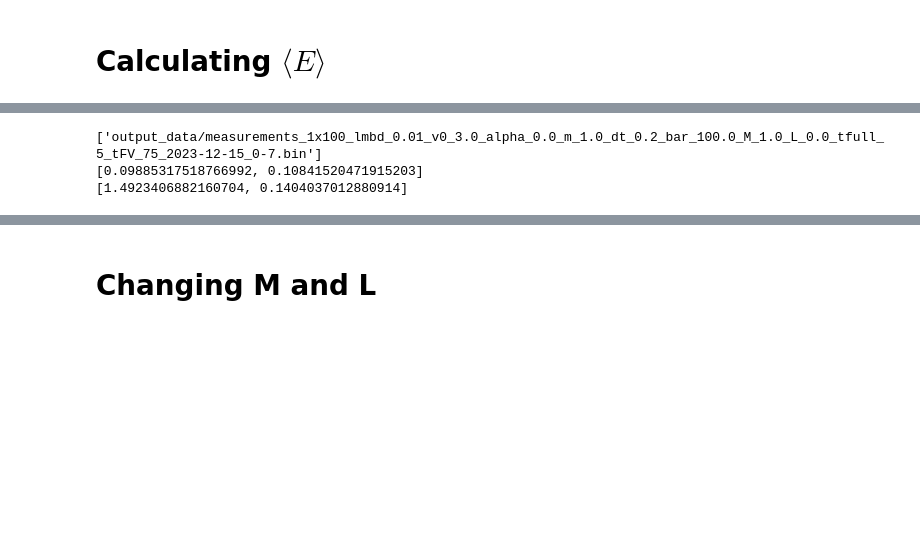
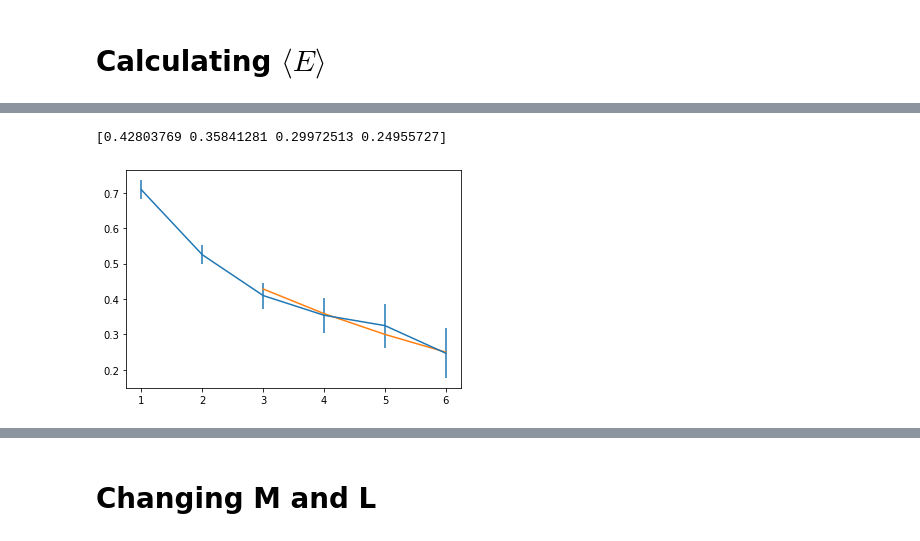
Before and after one commit to jinluchang/Qlattice, a Jupyter notebook: applications/false-vacuum-decay/false_vacuum_decay.ipynb, the cells around one changed output, grey strips where cells are left out. Cells and saved outputs as stored; diff of their text form; code cells hidden in the pictures; blank space fills up the shorter version.

```diff
--- a/applications/false-vacuum-decay/false_vacuum_decay.ipynb
+++ b/applications/false-vacuum-decay/false_vacuum_decay.ipynb
@@ -180,14 +66,6 @@ fig.set_size_inches(20, 10)
-# %%
-t_FV = 75
-sfs = measurements.get_sfs_list(list(measurements.delta_actions_t_TV), ["tFV"], [t_FV])
-print(sfs)
-sf = sfs[0]
-
-measurements.block_size = 1000
-measurements.cutoff = 5000
-print(measurements.get_Ebar_E_FV(sf, -1))
-print(measurements.get_delta_E(sf, -1, 1))
-# %% [output]
-['output_data/measurements_1x100_lmbd_0.01_v0_3.0_alpha_0.0_m_1.0_dt_0.2_bar_100.0_M_1.0_L_0.0_tfull_5_tFV_75_2023-12-15_0-7.bin']
-[0.09885317518766992, 0.10841520471915203]
-[1.4923406882160704, 0.1404037012880914]
+# %%
+measurements.plot_Ebar_slope()
+plot_slope_tdse()
+# %% [output]
+[0.42803769 0.35841281 0.29972513 0.24955727]
+[figure, added]
```
Also changed, not shown: parts of 18 cells of this notebook, 2 other files.
